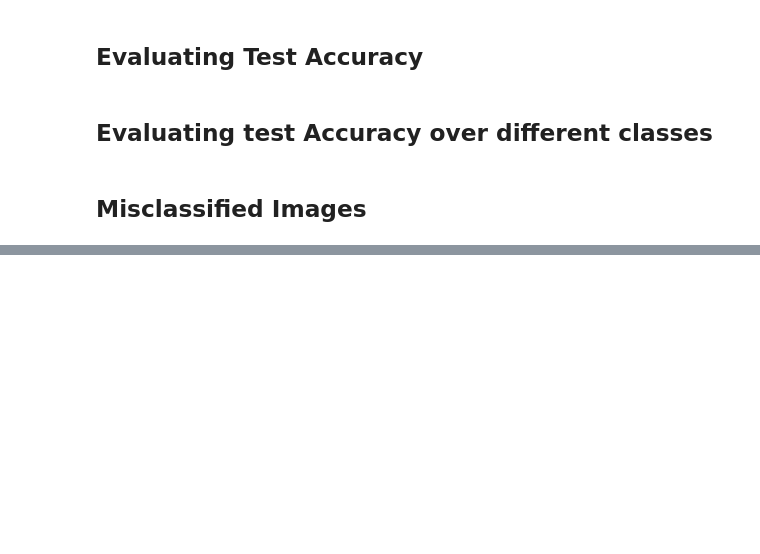
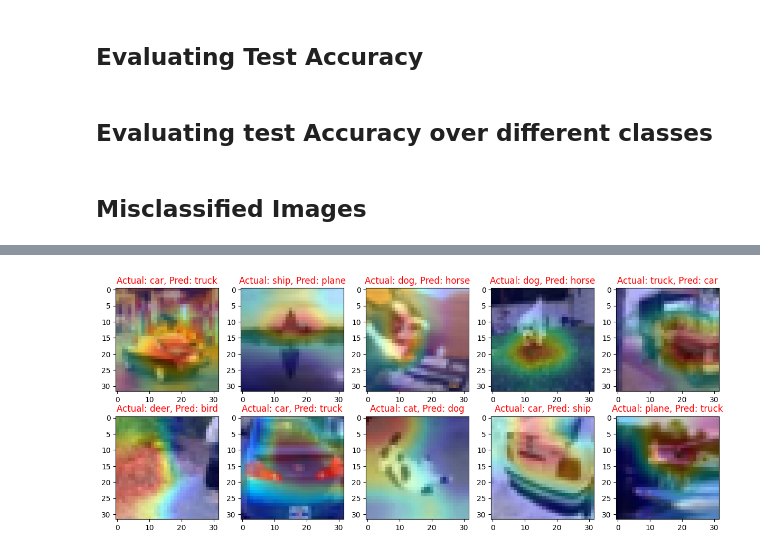
Before and after one commit to sujitojha1/ERA1, a Jupyter notebook: Session11/ERA1_S11_CIFAR10_Resnet18_GradCam.ipynb, the cells around one changed output, grey strips where cells are left out. Saved outputs shown, nothing was run; the diff lists cells and outputs as text; code cells hidden in the pictures; blank space fills up the shorter version.

```diff
--- a/Session11/ERA1_S11_CIFAR10_Resnet18_GradCam.ipynb
+++ b/Session11/ERA1_S11_CIFAR10_Resnet18_GradCam.ipynb
@@ -295,0 +343,4 @@ plot_misclassified_images(net, testloader, classes, device)
+# %%
+plot_grad_cam_images(net, testloader, classes, device)
+# %% [output]
+[figure, added]
```
Also changed, not shown: parts of 16 cells of this notebook.
